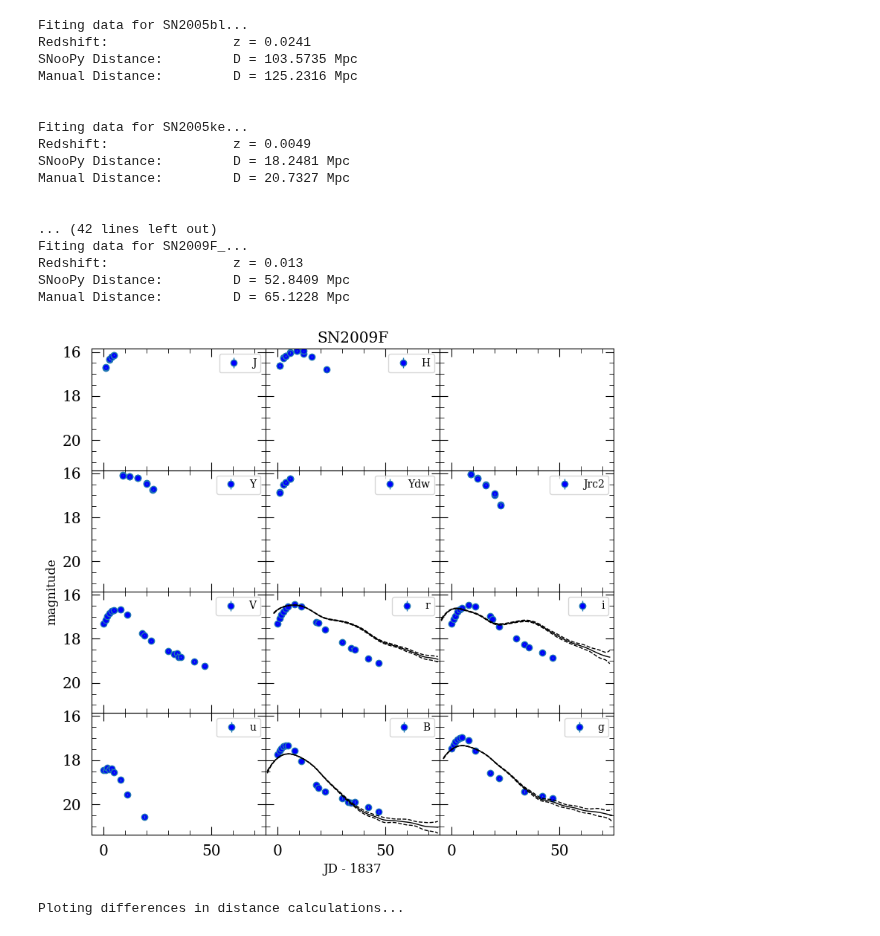
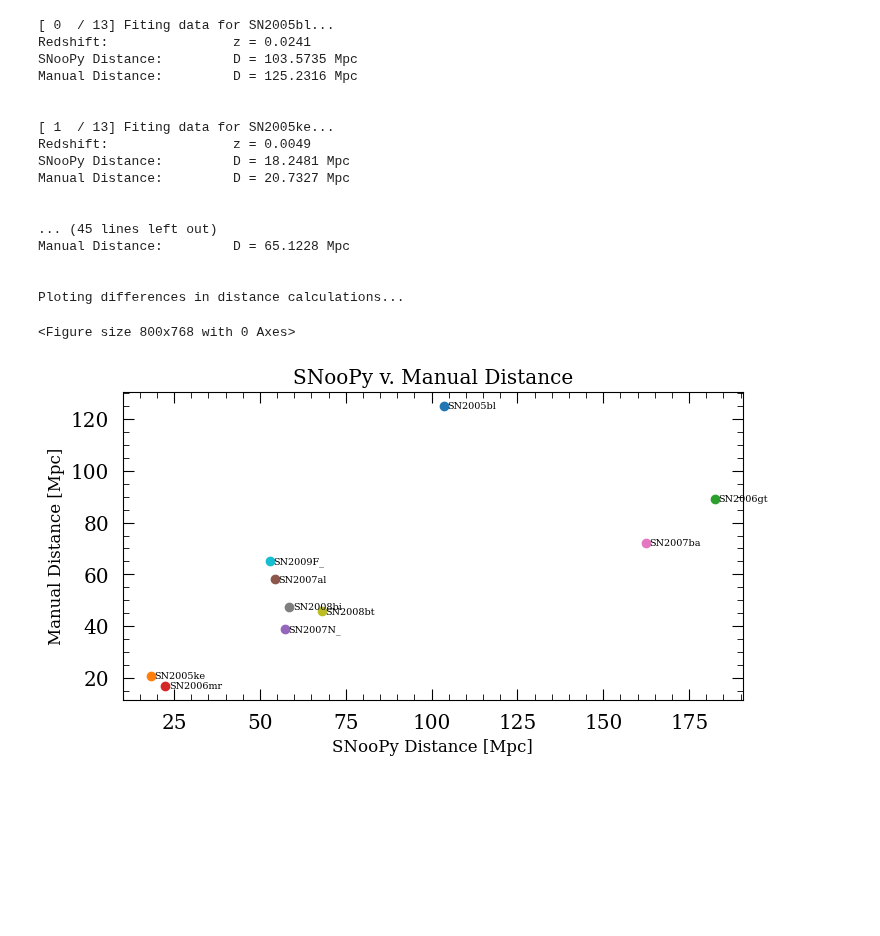
Before and after one commit to mekhi-woods/HiloCATsSN1991bg, a Jupyter notebook: main.ipynb, the cells around one changed output. Drawn from its saved outputs; the diff is of its cells as text; code cells hidden in the pictures; blank space fills up the shorter version.

Commit message:
general updates to the distance comparison

```diff
--- a/main.ipynb
+++ b/main.ipynb
@@ -72,10 +72,9 @@ def snpy_fit(filePath, model='max_model', shapeParam='dm15', BandsToFit = ['B','
         #     print("{} = {} +/- {}".format(param, s.parameters[param], s.errors[param]))
     return s
 
-def manual_dist_calc(s):
-    SN1aM = -16.38 # M_B of SN1991bg
+def manual_dist_calc(s, M_B = -16.38):
     peakmB = s.get_max(['B'], use_model=True)[1][0]
-    mu = peakmB - SN1aM
+    mu = peakmB - M_B
     dist = (10**((mu+5)/5)) / 1e6 # in Mpc
     return dist
 
@@ -88,57 +87,66 @@ if __name__ == '__main__':
 
     # SNeObjs = []
     valid_n = [0,1,3,4,5,6,8,10,11,12]
+    problem_children = [2,7,9]
     all_snpy_d = np.array([])
     all_manual_d = np.array([])
     all_names = np.array([])
     for n in valid_n:
         # Enter snpy fit function
-        print('Fiting data for '+filePaths[n][39:47]+'...')
+        print('[', n+1, ' / 13]','Fiting data for '+filePaths[n][39:47]+'...')
         s_n = snpy_fit(filePaths[n], model='EBV_model2', shapeParam='st', BandsToFit = ['B','g','r','i'], summarize=False)
         all_names = np.append(all_names, filePaths[n][39:47])
 
         # Pull SNooPY distance
         mu = s_n.get_distmod() # Nab paramaters from SNe objects
         snpy_d = (10**((mu+5)/5)) / 1e6 # in Mpc
         all_snpy_d = np.append(all_snpy_d, snpy_d)
 
         # Manually calculate distance
-        manual_d = manual_dist_calc(s_n) # in B-filter
+        manual_d = manual_dist_calc(s_n, M_B = -16.38) # in B-filter, using M_B of SN1991bg
         all_manual_d = np.append(all_manual_d, manual_d)
 
         # Print info
-        print('Redshift:\t\t', 'z =', s_n.z)
-        print('SNooPy Distance: \t', 'D =', round(snpy_d, 4), 'Mpc')
-        print('Manual Distance: \t', 'D =', round(manual_d, 4), 'Mpc')
+        print('Redshift:\t\t z = '+str(s_n.z))
+        print('SNooPy Distance: \t D = '+str(round(snpy_d, 4))+' Mpc')
+        print('Manual Distance: \t D = '+str(round(manual_d, 4))+' Mpc')
         print('\n')
-        # break
-    plt.show()
+        plt.clf()
+
+    # Save distances
+    with open('calc_dist.txt', 'w') as f:
+        for i in range(len(all_snpy_d)):
+            f.write(str(all_names[i])+'\n')
+            f.write('Redshift:\t\t\t z = '+str(s_n.z)+'\n')
+            f.write('SNooPy Distance: \t D = '+str(round(all_snpy_d[i], 4))+' Mpc\n')
+            f.write('Manual Distance: \t D = '+str(round(all_manual_d[i], 4))+' Mpc\n\n')
 
     # Plot manual_d vs snpy_d
     print("Ploting differences in distance calculations...")
-    plt.figure(figsize=(10,6))
+    plt.figure(figsize=(8,4))
     for i in range(len(all_snpy_d)):
         plt.scatter(all_snpy_d[i], all_manual_d[i], linewidths=1)
-        plt.text(all_snpy_d[i]+0.1, all_manual_d[i]-0.1, all_names[i], fontsize='x-small')
+        plt.text(all_snpy_d[i]+1, all_manual_d[i]-1, all_names[i], fontsize='xx-small')
     plt.title("SNooPy v. Manual Distance"); plt.xlabel('SNooPy Distance [Mpc]'); plt.ylabel('Manual Distance [Mpc]')
+    plt.savefig('snpy_v_man_dist.png')
     plt.show()
 # %% [output]
-Fiting data for SN2005bl...
+[ 0  / 13] Fiting data for SN2005bl...
 Redshift:                z = 0.0241
 SNooPy Distance:         D = 103.5735 Mpc
 Manual Distance:         D = 125.2316 Mpc
 
 
-Fiting data for SN2005ke...
+[ 1  / 13] Fiting data for SN2005ke...
 Redshift:                z = 0.0049
 SNooPy Distance:         D = 18.2481 Mpc
 Manual Distance:         D = 20.7327 Mpc
 
 
-... (42 lines left out)
-Fiting data for SN2009F_...
-Redshift:                z = 0.013
-SNooPy Distance:         D = 52.8409 Mpc
+... (45 lines left out)
 Manual Distance:         D = 65.1228 Mpc
+
+
+Ploting differences in distance calculations...
+<Figure size 800x768 with 0 Axes>
-[figure, old version]
+[figure, new version]
-Ploting differences in distance calculations...
```
Also changed, not shown: parts of 1 cell of this notebook.
